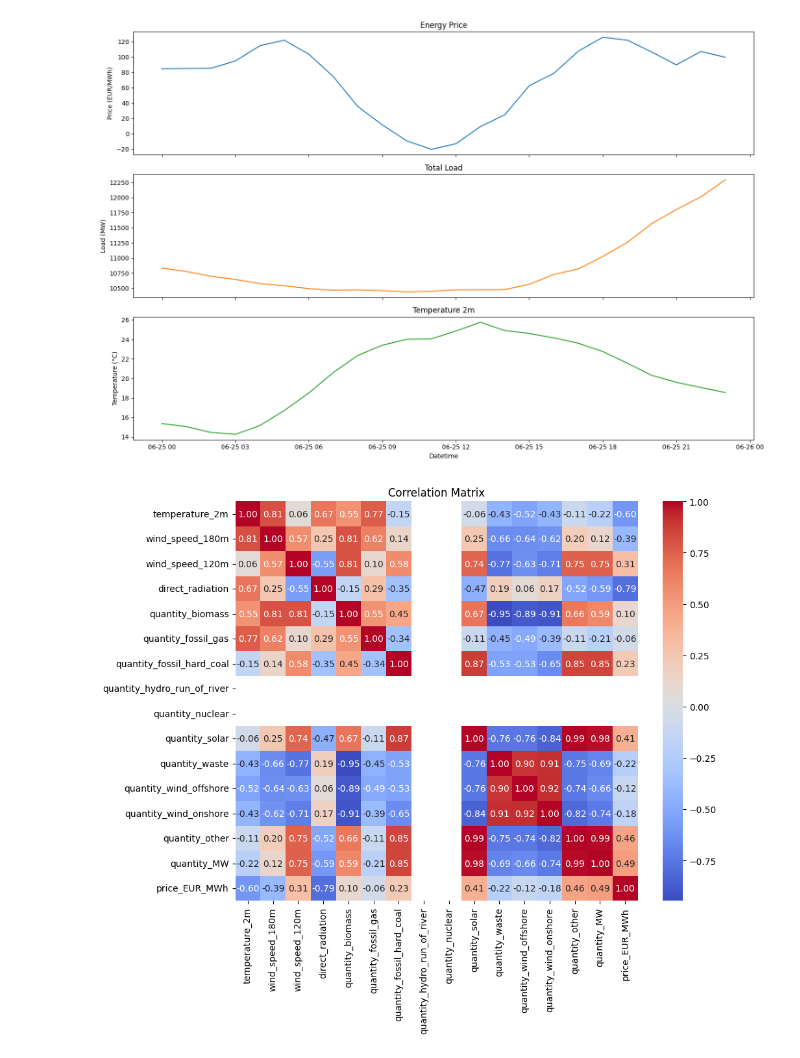
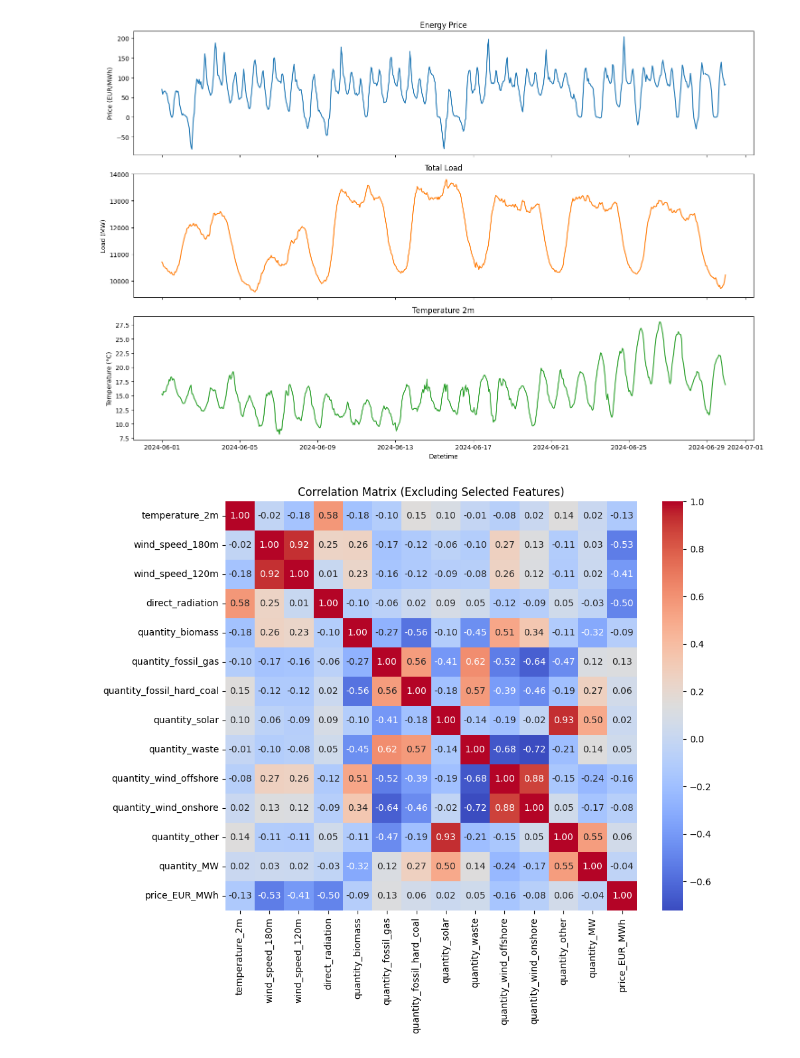
Before and after one commit to Nerboi/aml2025-group-15, a Jupyter notebook: notebooks/02_data_exploration.ipynb, the cells around one changed output. Drawn from its saved outputs; the diff is of its cells as text; code cells hidden in the pictures.

Commit message:
update data exploration

```diff
--- a/notebooks/02_data_exploration.ipynb
+++ b/notebooks/02_data_exploration.ipynb
@@ -3,7 +3,7 @@ import pandas as pd
 import matplotlib.pyplot as plt
 import seaborn as sns
 
-df = pd.read_csv("../data/merged_data.csv", parse_dates=["datetime"])
+df = pd.read_csv("../data/june_data.csv", parse_dates=["datetime"])
 
 # Data structure
 print(df.info())
@@ -37,26 +37,12 @@ axs[2].set_xlabel("Datetime")
 plt.tight_layout()
 plt.show()
 
-# Correlation heatmap (select numeric columns)
-num_cols = df.select_dtypes(include=["float64", "int64"]).columns
-plt.figure(figsize=(10,8))
+excluded_cols = ["quantity_hydro_run_of_river", "quantity_nuclear"]
+num_cols = [col for col in df.select_dtypes(include=["float64", "int64"]).columns if col not in excluded_cols]
+
+plt.figure(figsize=(10, 8))
 sns.heatmap(df[num_cols].corr(), annot=True, fmt=".2f", cmap="coolwarm")
-plt.title("Correlation Matrix")
+plt.title("Correlation Matrix (Excluding Selected Features)")
 plt.show()
-
-# Generation types overview
-generation_cols = [col for col in df.columns if col.startswith("quantity_")]
-df[generation_cols].plot(figsize=(15,6))
-plt.title("Generation by Type Over Time")
-plt.xlabel("Time")
-plt.ylabel("Generation (MW)")
-plt.show()
-
-# Boxplot to check for outliers in generation types
-plt.figure(figsize=(12,6))
-sns.boxplot(data=df[generation_cols])
-plt.title("Generation Types Distribution")
-plt.xticks(rotation=45)
-plt.show()
 # %% [output]
 <class 'pandas.core.frame.DataFrame'>
@@ -78,3 +64,3 @@ price_EUR_MWh                  0
 dtype: int64
-[figure, old version]
+[figure, new version]
-[figure, old version]
+[figure, new version]
```
Also changed, not shown: parts of 1 cell of this notebook.
